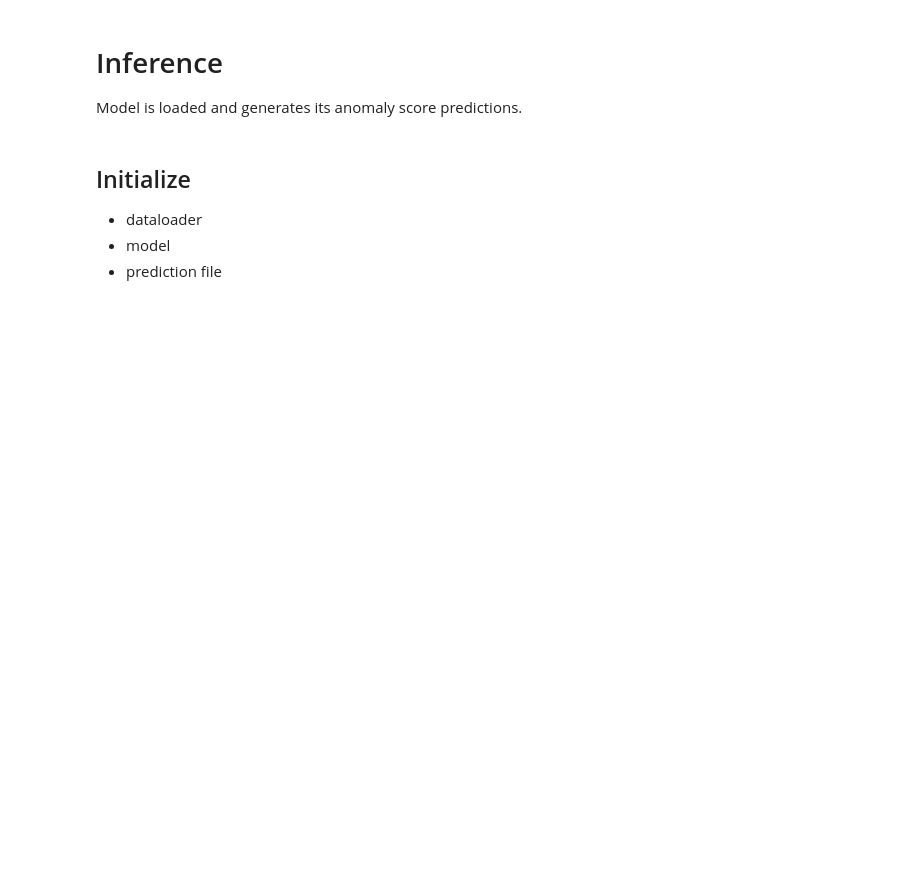
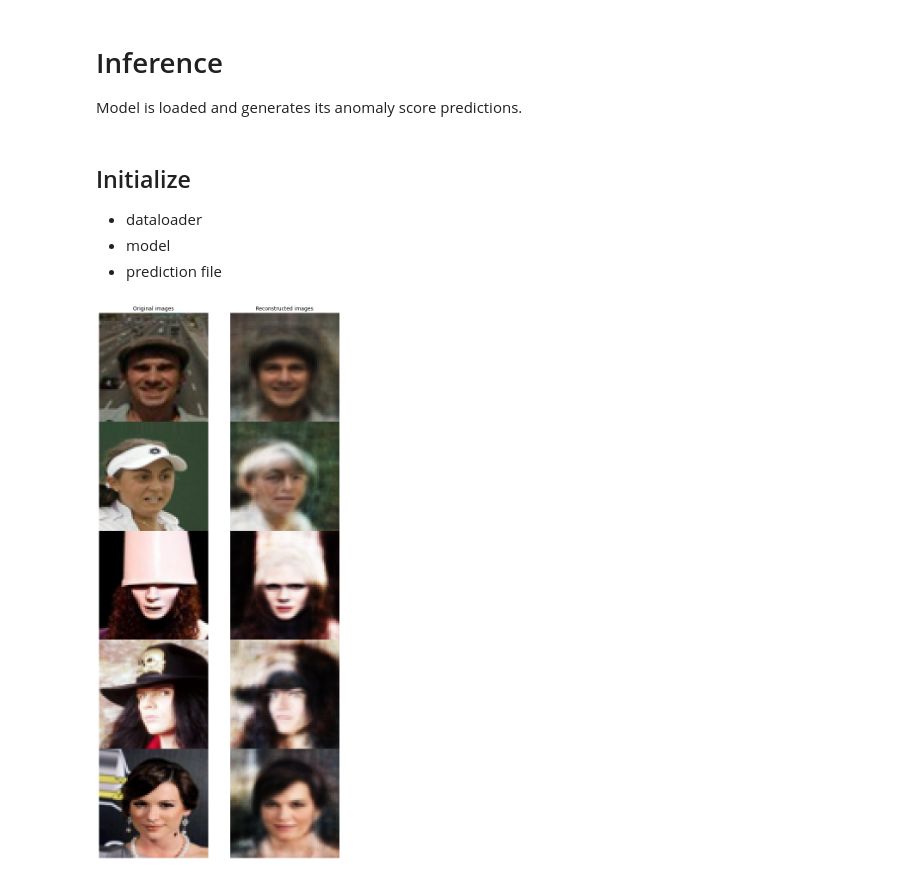
Before and after one commit to wsbao/ML2022-Spring, a Jupyter notebook: HW08/HW08.ipynb, the cells around one changed output. Drawn from its saved outputs; the diff is of its cells as text; code cells hidden in the pictures; blank space fills up the shorter version.

```diff
--- a/HW08/HW08.ipynb
+++ b/HW08/HW08.ipynb
@@ -385,3 +618,38 @@ anomality = torch.sqrt(anomality).reshape(len(test), 1).cpu().numpy()
 
 df = pd.DataFrame(anomality, columns=['score'])
 df.to_csv(out_file, index_label = 'ID')
+# %%
+# load trained model
+checkpoint_path = f'best_model_{model_type}.pt'
+model = torch.load(checkpoint_path)
+model.eval()
+
+imgs = test_dataset[0:5].cuda()
+if model_type in ["fcn"]:
+    recon_imgs = model(imgs.reshape(imgs.shape[0], -1)).reshape(imgs.shape)
+else:
+    recon_imgs = model(imgs)
+if model_type in ["vae", "multi"]:
+    recon_imgs = recon_imgs[0]
+
+imgs = imgs.permute(0, 2, 3, 1)
+recon_imgs = recon_imgs.permute(0, 2, 3, 1)
+
+imgs = imgs.reshape(-1, imgs.shape[2], imgs.shape[3])
+recon_imgs = recon_imgs.reshape(-1, recon_imgs.shape[2], recon_imgs.shape[3])
+# %%
+plt.figure(figsize=(2*5, 5*5))
+
+ax = plt.subplot(1, 2, 1)
+ax.imshow((imgs.detach().cpu().numpy() + 1.) / 2.)
+ax.set_title("Original images")
+ax.axis("off")
+
+ax = plt.subplot(1, 2, 2)
+ax.imshow((recon_imgs.detach().cpu().numpy() + 1.) / 2.)
+ax.set_title("Reconstructed images")
+ax.axis("off")
+
+plt.show()
+# %% [output]
+[figure, added]
```
Also changed, not shown: parts of 9 cells of this notebook, 3 other files.
